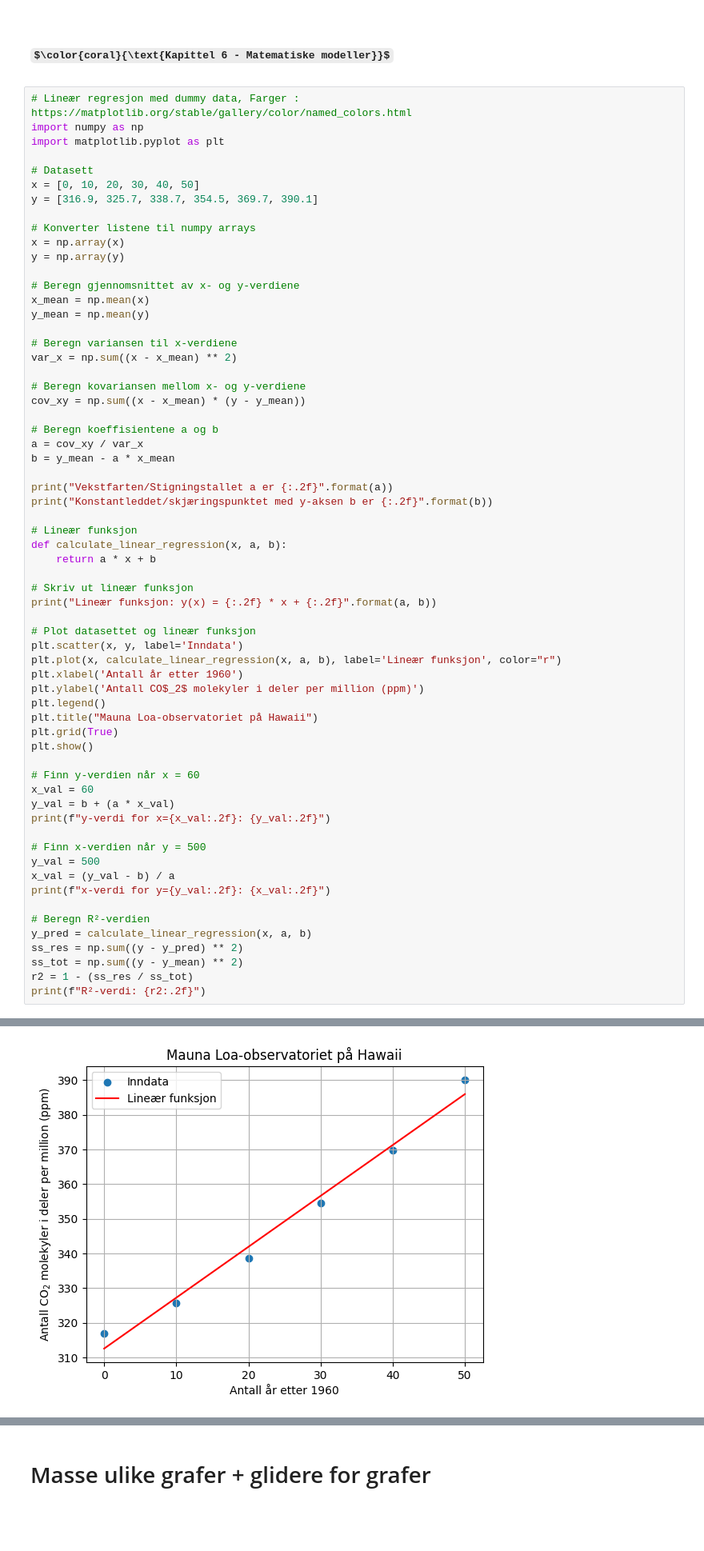
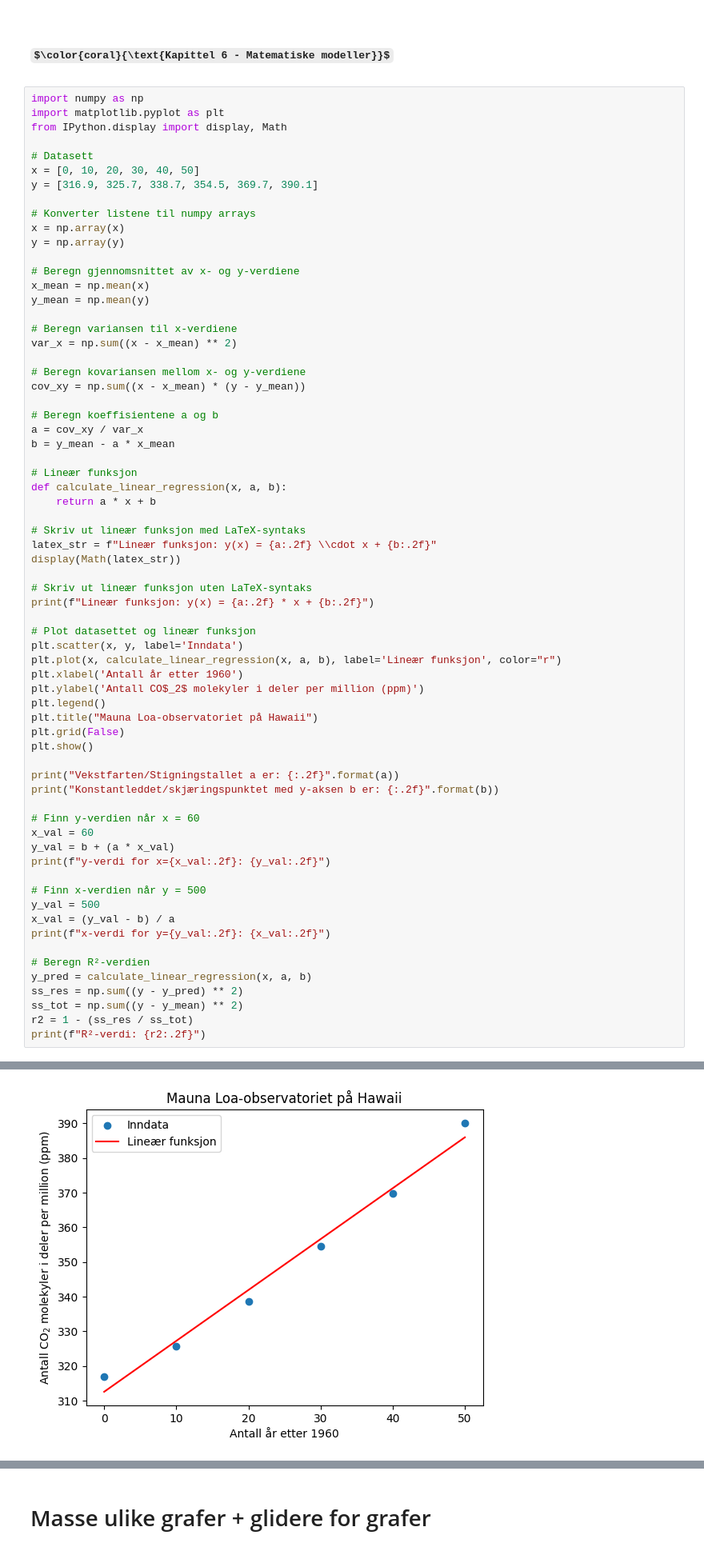
Before and after one commit to hanska91/Matematikk-2P-Y, a Jupyter notebook: Matematikkboka 2P-Y + Litt annet.ipynb, the cells around one changed output, grey strips where cells are left out. Shown at 80% size. Cells and saved outputs as stored; diff of their text form; some formulas as TeX source; blank space fills up the shorter version.

```diff
--- a/Matematikkboka 2P-Y + Litt annet.ipynb
+++ b/Matematikkboka 2P-Y + Litt annet.ipynb
@@ -2775,9 +2775,9 @@ plt.show()
 # %% [markdown]
 # $\color{coral}{\text{Kapittel 6 - Matematiske modeller}}$
 # %%
-# Lineær regresjon med dummy data, Farger : https://matplotlib.org/stable/gallery/color/named_colors.html
 import numpy as np
 import matplotlib.pyplot as plt
+from IPython.display import display, Math
 
 # Datasett
 x = [0, 10, 20, 30, 40, 50]
@@ -2801,15 +2801,16 @@ cov_xy = np.sum((x - x_mean) * (y - y_mean))
 a = cov_xy / var_x
 b = y_mean - a * x_mean
 
-print("Vekstfarten/Stigningstallet a er {:.2f}".format(a))
-print("Konstantleddet/skjæringspunktet med y-aksen b er {:.2f}".format(b))
-
 # Lineær funksjon
 def calculate_linear_regression(x, a, b):
     return a * x + b
 
-# Skriv ut lineær funksjon
-print("Lineær funksjon: y(x) = {:.2f} * x + {:.2f}".format(a, b))
+# Skriv ut lineær funksjon med LaTeX-syntaks
+latex_str = f"Lineær funksjon: y(x) = {a:.2f} \\cdot x + {b:.2f}"
+display(Math(latex_str))
+
+# Skriv ut lineær funksjon uten LaTeX-syntaks
+print(f"Lineær funksjon: y(x) = {a:.2f} * x + {b:.2f}")
 
 # Plot datasettet og lineær funksjon
 plt.scatter(x, y, label='Inndata')
@@ -2818,8 +2819,11 @@ plt.xlabel('Antall år etter 1960')
 plt.ylabel('Antall CO$_2$ molekyler i deler per million (ppm)')
 plt.legend()
 plt.title("Mauna Loa-observatoriet på Hawaii")
-plt.grid(True)
+plt.grid(False)
 plt.show()
+
+print("Vekstfarten/Stigningstallet a er: {:.2f}".format(a))
+print("Konstantleddet/skjæringspunktet med y-aksen b er: {:.2f}".format(b))
 
 # Finn y-verdien når x = 60
 x_val = 60
@@ -2843,2 +2846,2 @@ Konstantleddet/skjæringspunktet med y-aksen b er 312.57
 Lineær funksjon: y(x) = 1.47 * x + 312.57
-[figure, old version]
+[figure, new version]
```
Also changed, not shown: parts of 9 cells of this notebook.
